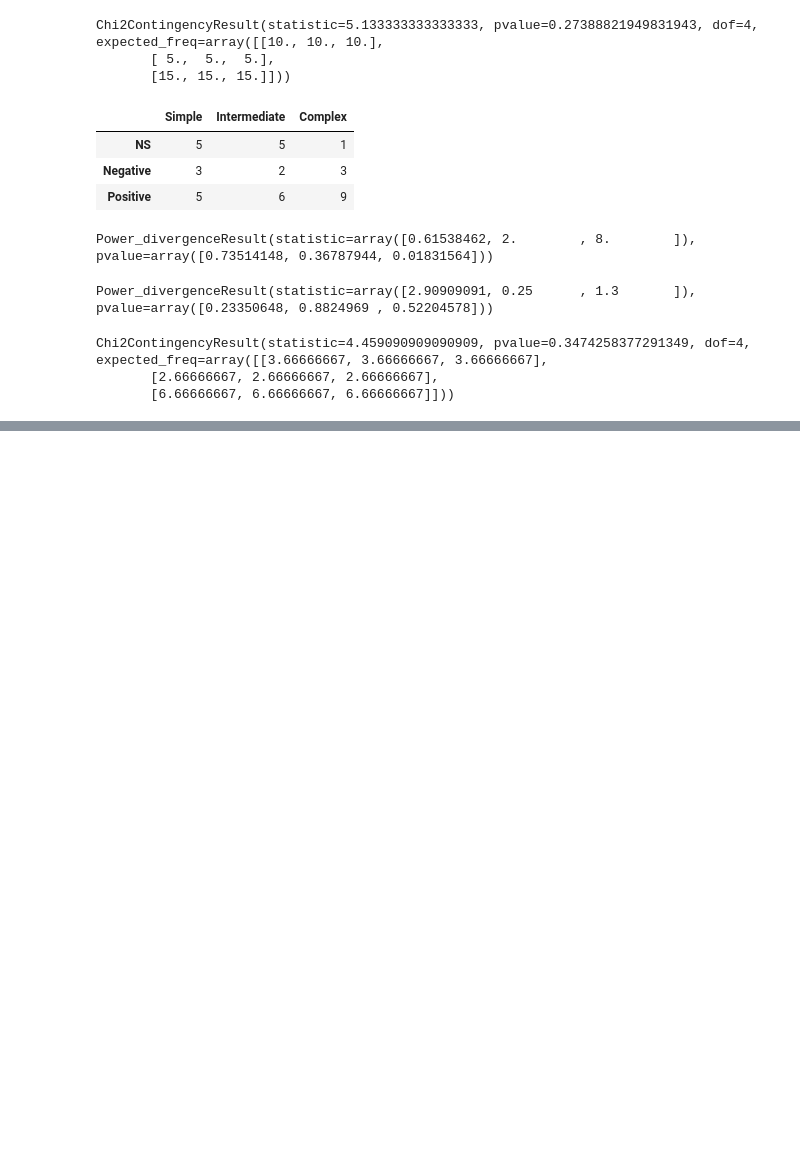
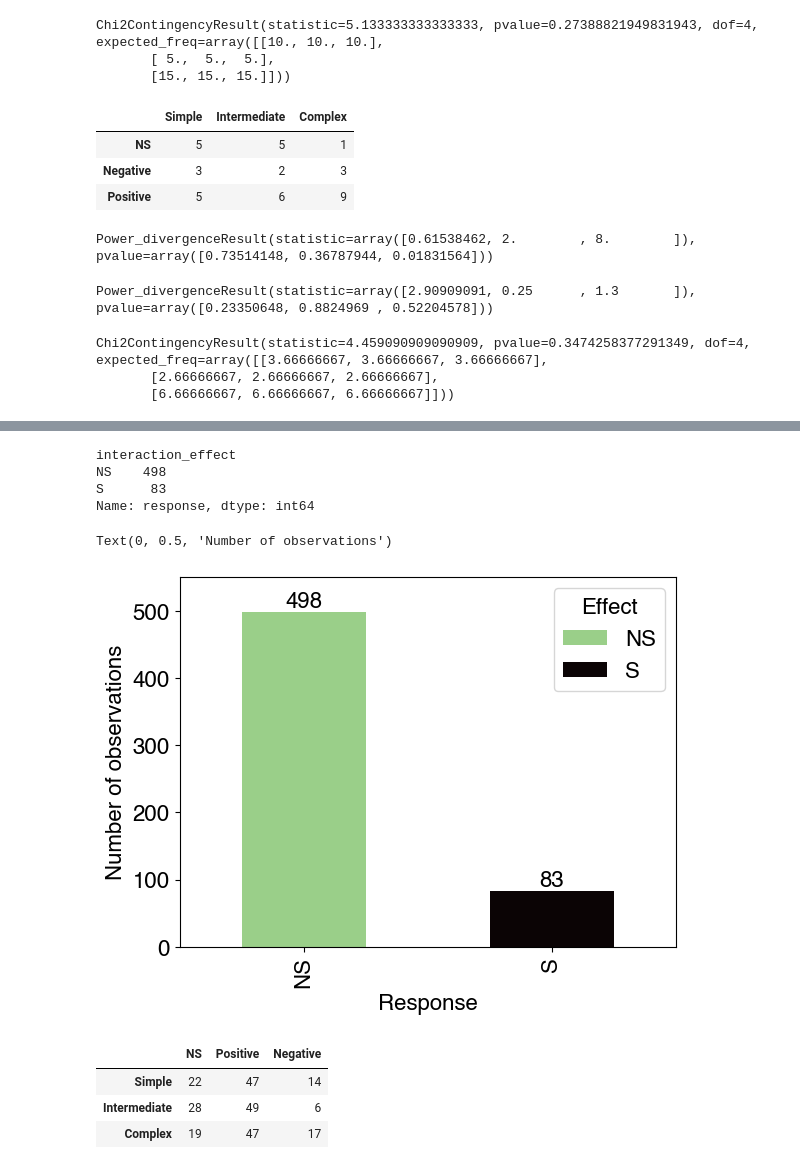
Before and after one commit to chloecho31/cornell, a Jupyter notebook: Literature_Review/lit_review_analysis_for_paper.ipynb, the cells around one changed output, grey strips where cells are left out. Drawn from its saved outputs; the diff is of its cells as text; code cells hidden in the pictures; blank space fills up the shorter version.

```diff
--- a/Literature_Review/lit_review_analysis_for_paper.ipynb
+++ b/Literature_Review/lit_review_analysis_for_paper.ipynb
@@ -986,0 +1011,36 @@ Chi2ContingencyResult(statistic=4.459090909090909, pvalue=0.3474258377291349, do
+# %%
+sig_interactions = lit_review_data.groupby('interaction_effect').count()['response']
+sig_interactions
+# %% [output]
+interaction_effect
+NS    498
+S      83
+Name: response, dtype: int64
+# %%
+plt.rcParams['font.sans-serif'] = ['Helvetica']
+plt.rcParams.update({'font.size': 16})
+
+ax = sig_interactions.plot.bar(color=["#9ACF89", "#0B0405"])
+
+for container in ax.containers:
+    ax.bar_label(container, fontsize=16)
+
+handles = [
+    Patch(facecolor="#9ACF89", label="NS"),
+    Patch(facecolor="#0B0405", label="S")
+]
+
+plt.legend(title="Effect", handles=handles)
+ax.set_ylim(0, 550)
+ax.set_xlabel('Response')
+ax.set_ylabel('Number of observations')
+# %% [output]
+Text(0, 0.5, 'Number of observations')
+[figure, added]
+# %%
+interaction_data[["Simple", "Intermediate", "Complex"]].apply(pd.Series.value_counts).T[["NS", "Positive", "Negative"]]
+# %% [output]
+|  | NS | Positive | Negative |
+| Simple | 22 | 47 | 14 |
+| Intermediate | 28 | 49 | 6 |
+| Complex | 19 | 47 | 17 |
```
Also changed, not shown: parts of 3 cells of this notebook, 5 other files.
